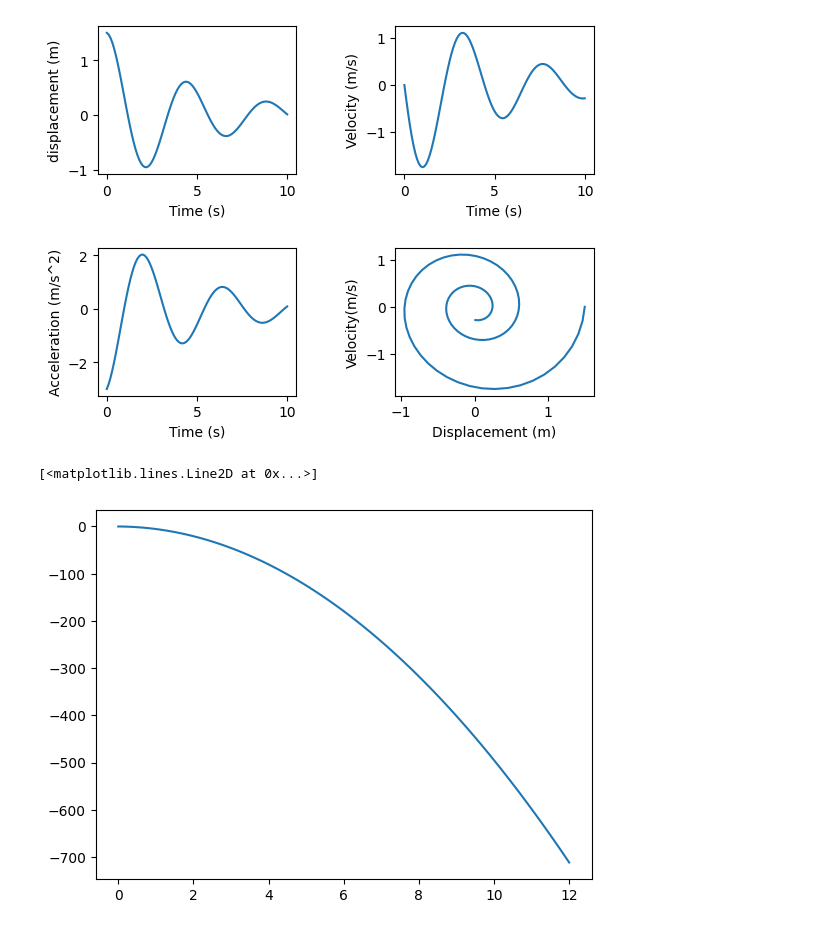
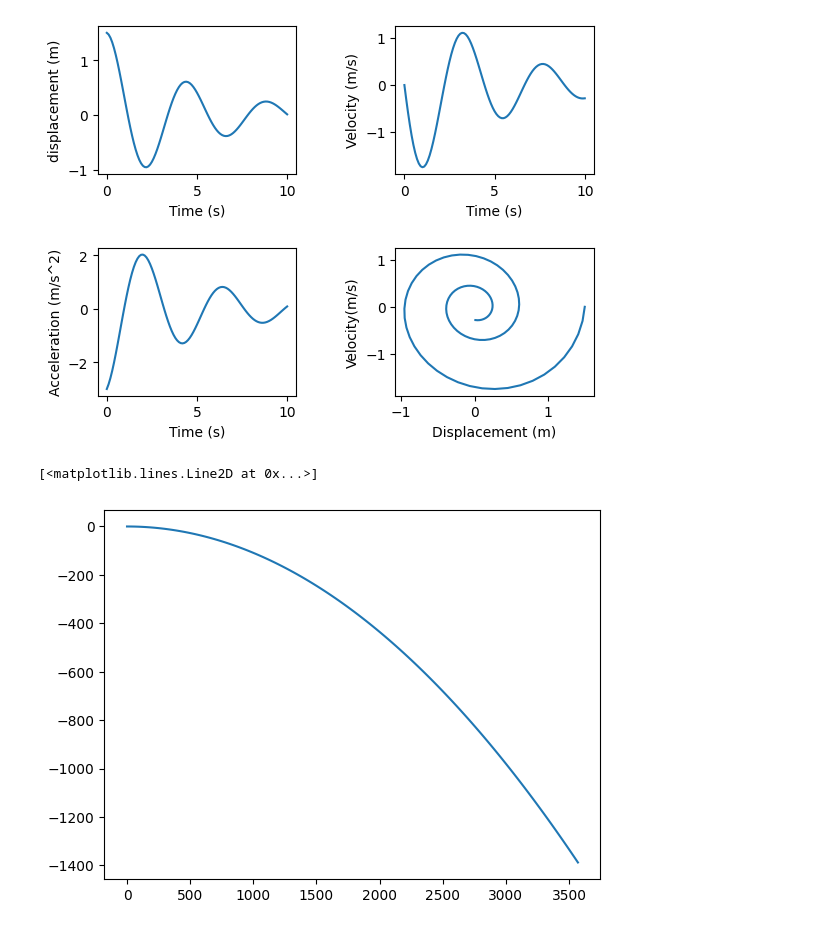
Before and after one commit to AbhinavKP01/Chatapp, a Jupyter notebook: simulation_lab.ipynb, the cells around one changed output. Saved outputs shown, nothing was run; the diff lists cells and outputs as text; code cells hidden in the pictures.

```diff
--- a/simulation_lab.ipynb
+++ b/simulation_lab.ipynb
@@ -222,25 +221,25 @@ Text(0, 0.5, 'Velocity(m/s)')
 # %%
 import numpy as np
 import matplotlib.pyplot as p
 m=5
 g=9.8
 vx=300
 vy=0
 x=0
 y=0
 tmax=12
 h=500
 X=[]
 Y=[]
 T=np.arange(0,12.1,0.1)
 for t in T:
   a=-g
   X.append(x)
   Y.append(y)
-  vy=vy+(a*0.10)
-  y=y+(vy*0.1)
-  x=x+(vx*0.1)
-p.plot(T,Y)
+  vy=a*t
+  y=vy*t
+  x=vx*t
+p.plot(X,Y)
 # %% [output]
 [<matplotlib.lines.Line2D at 0x...>]
-[figure, old version]
+[figure, new version]
```
Also changed, not shown: parts of 19 cells of this notebook.
